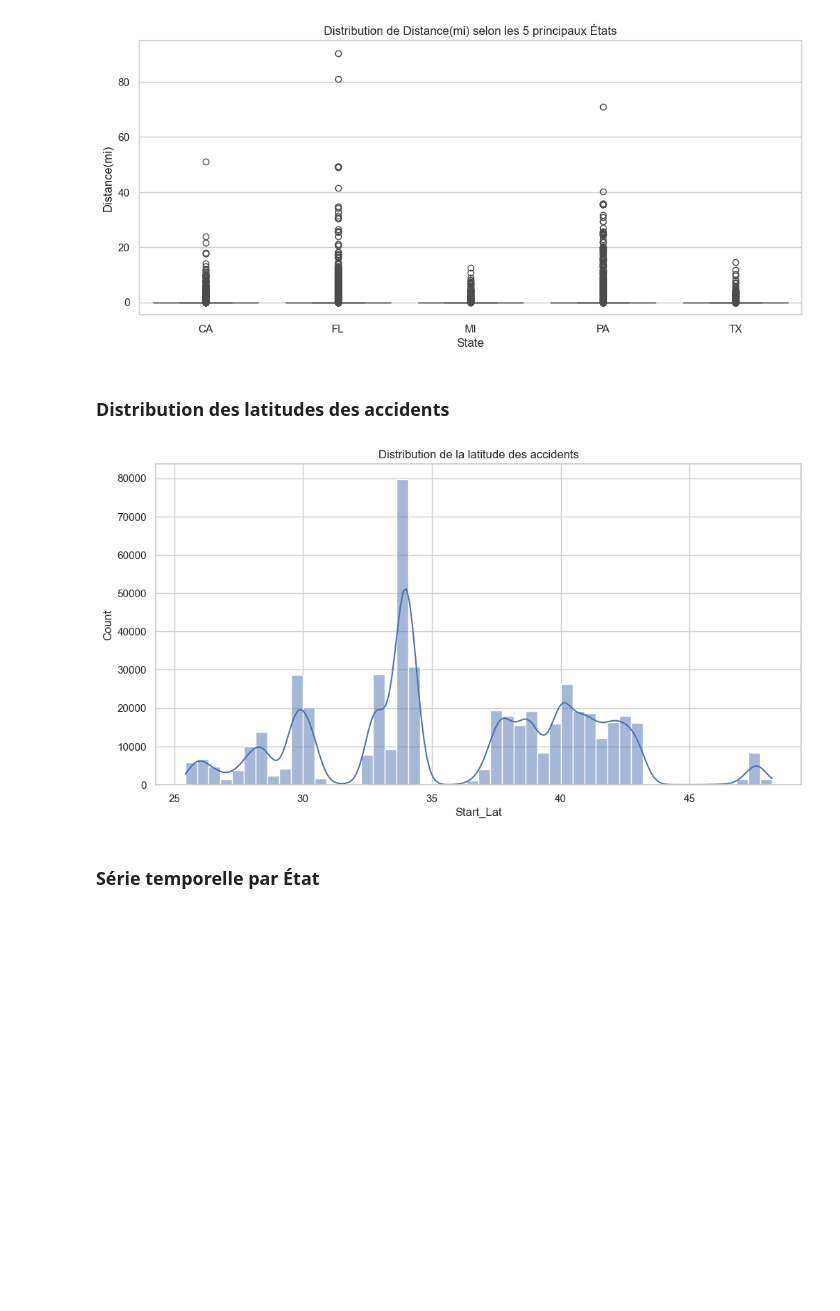
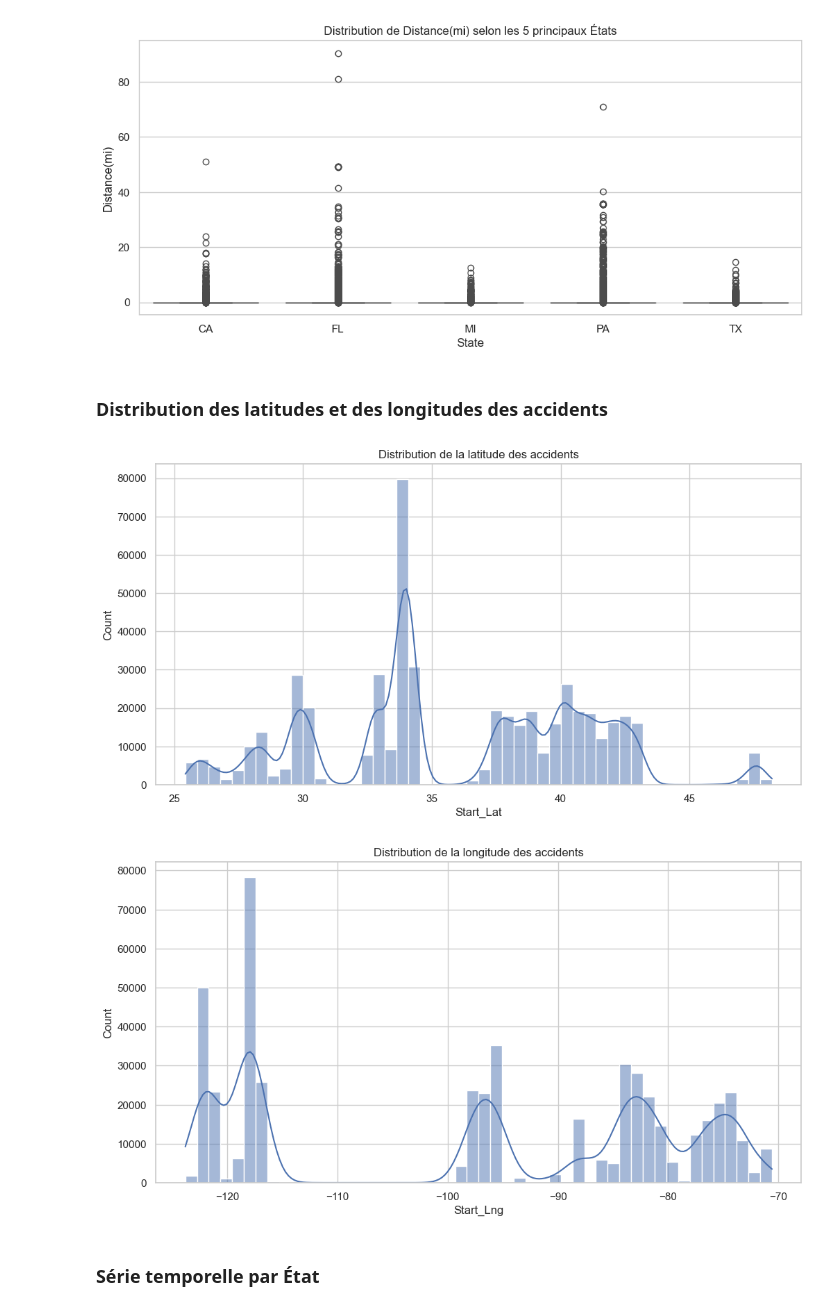
Before and after one commit to fatimazahraBe/Analyse-Statistique-Avanc-e-des-Accidents-de-la-Route-aux-tats-Unis, a Jupyter notebook: 03_statistiques/statistique_Géo.ipynb, the cells around one changed output. Cells and saved outputs as stored; diff of their text form; code cells hidden in the pictures; blank space fills up the shorter version.

```diff
--- a/03_statistiques/statistique_Géo.ipynb
+++ b/03_statistiques/statistique_Géo.ipynb
@@ -63,0 +88,7 @@ Passing `palette` without assigning `hue` is deprecated and will be removed in v
+# %%
+# Variable binaire: accident grave
+df['Severe_Accident'] = (df['Severity'] >= 3).astype(int)
+
+# Logistique
+logit_model = sm.Logit(df['Severe_Accident'], sm.add_constant(df[['Start_Lat','Start_Lng']])).fit()
+print(logit_model.summary())
@@ -63,0 +115,6 @@ Passing `palette` without assigning `hue` is deprecated and will be removed in v
+# %%
+# Linéaire
+X = sm.add_constant(df[['Start_Lat','Start_Lng']])
+y = df['Severity']
+ols_model = sm.OLS(y,X).fit()
+print(ols_model.summary())
@@ -172,14 +246,18 @@ plt.show()
 [figure]
 [figure]
 # %% [markdown]
-### Distribution des latitudes des accidents
+### Distribution des latitudes et des longitudes des accidents
-# %%
-
-sns.histplot(df['Start_Lat'], bins=50, kde=True)
-plt.title("Distribution de la latitude des accidents")
-plt.show()
-# %% [output]
-[figure, removed]
+# %%
+sns.histplot(df['Start_Lat'], bins=50, kde=True)
+plt.title("Distribution de la latitude des accidents")
+plt.show()
+
+sns.histplot(df['Start_Lng'], bins=50, kde=True)
+plt.title("Distribution de la longitude des accidents")
+plt.show()
+# %% [output]
+[figure, added]
+[figure, added]
 # %% [markdown]
 ### Série temporelle par État
 # %%
```
Also changed, not shown: parts of 12 cells of this notebook.
